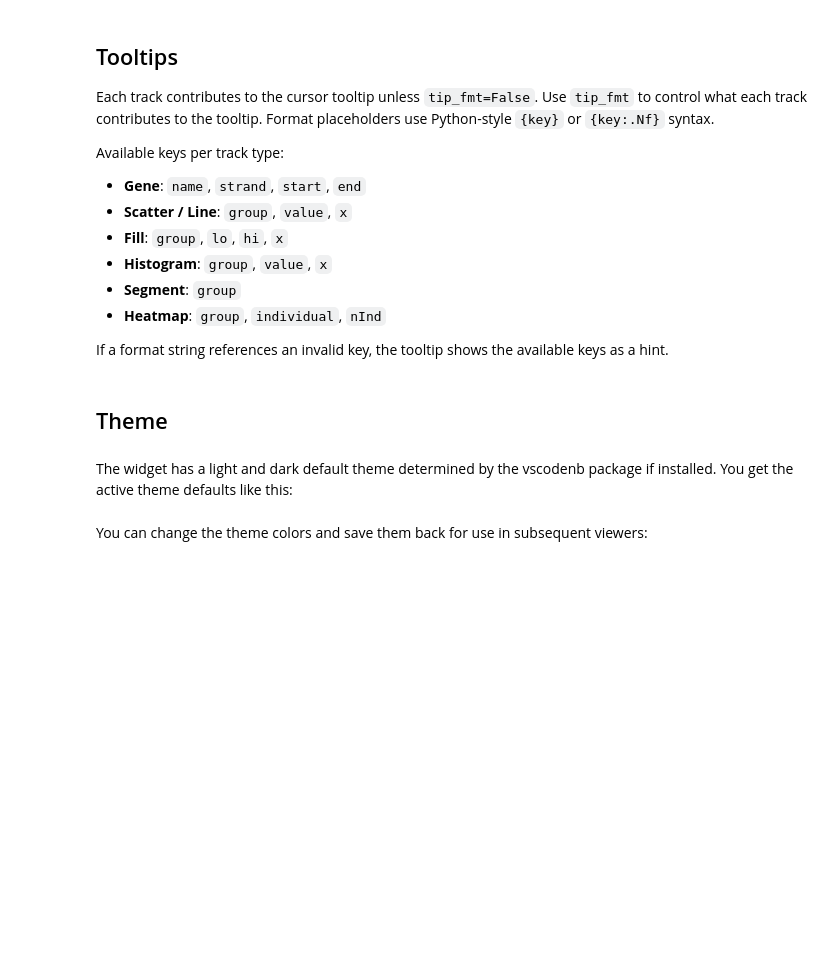
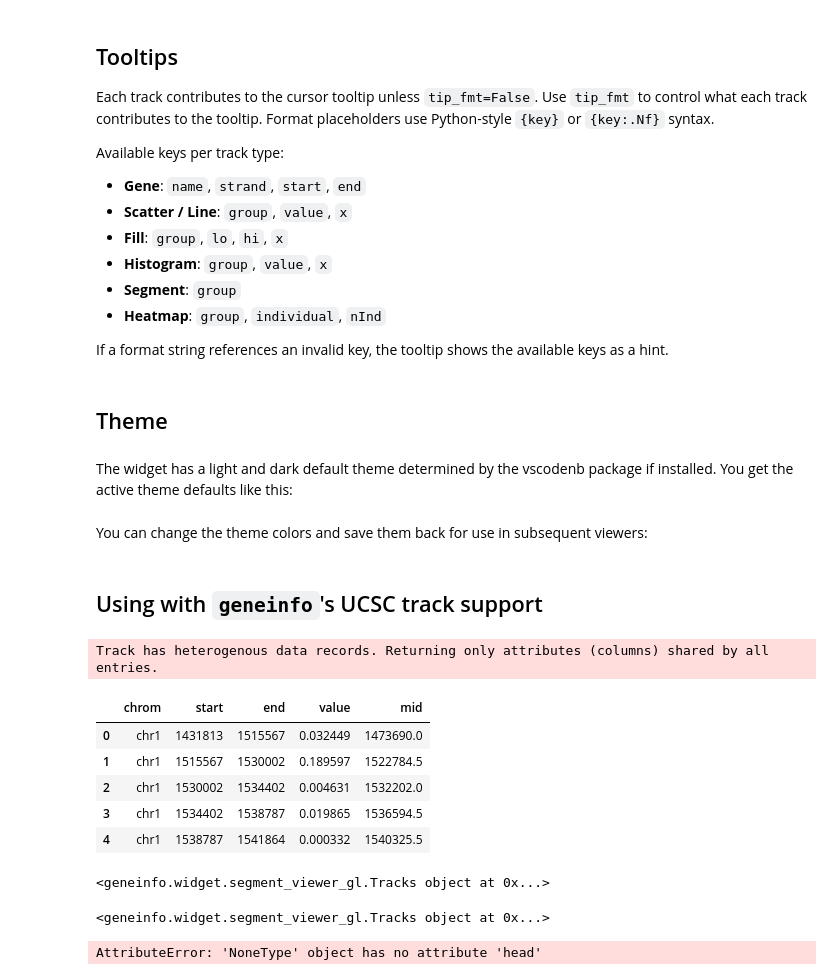
Before and after one commit to munch-group/geneinfo, a Jupyter notebook: notebooks/chrom_tracks_demo.ipynb, the cells around one changed output. Drawn from its saved outputs; the diff is of its cells as text; code cells hidden in the pictures; blank space fills up the shorter version.

```diff
--- a/notebooks/chrom_tracks_demo.ipynb
+++ b/notebooks/chrom_tracks_demo.ipynb
@@ -472,3 +457,46 @@ You can change the theme colors and save them back for use in subsequent viewers
 # %%
 # theme['input_bg'] = 'pink'
 set_default_theme(theme)
+# %% [markdown]
+## Using with `geneinfo`'s UCSC track support
+# %%
+from geneinfo.information import get_ucsc_track
+
+df = get_ucsc_track('recombAvg', assembly='hg38',
+                    chrom='chr1', #start=50_000_000, end=70_000_000
+                       )
+df['mid'] = (df.start + df.end) / 2
+df.head()
+# %% [output]
+Track has heterogenous data records. Returning only attributes (columns) shared by all entries.
+|  | chrom | start | end | value | mid |
+| 0 | chr1 | 1431813 | 1515567 | 0.032449 | 1473690.0 |
+| 1 | chr1 | 1515567 | 1530002 | 0.189597 | 1522784.5 |
+| 2 | chr1 | 1530002 | 1534402 | 0.004631 | 1532202.0 |
+| 3 | chr1 | 1534402 | 1538787 | 0.019865 | 1536594.5 |
+| 4 | chr1 | 1538787 | 1541864 | 0.000332 | 1540325.5 |
+# %%
+(
+    Tracks('hg38')
+    .add_line_track(
+        df, 'Rec. rate', x='start', y='value',
+        height=60, color='red',
+    )
+    .add_gene_track()
+)
+# %% [output]
+<geneinfo.widget.segment_viewer_gl.Tracks object at 0x...>
+# %%
+Tracks('hg38').add_histogram_track(
+        df, 'Rec. rate', x='mid', y='value',
+            height=60,
+    )
+# %% [output]
+<geneinfo.widget.segment_viewer_gl.Tracks object at 0x...>
+# %%
+df = get_ucsc_track('cons30way', assembly='hg38',
+                    chrom='chr1', #start=50_000_000, end=70_000_000
+                       )
+df.head()
+# %% [output]
+AttributeError: 'NoneType' object has no attribute 'head'
```
Also changed, not shown: parts of 5 cells of this notebook.
